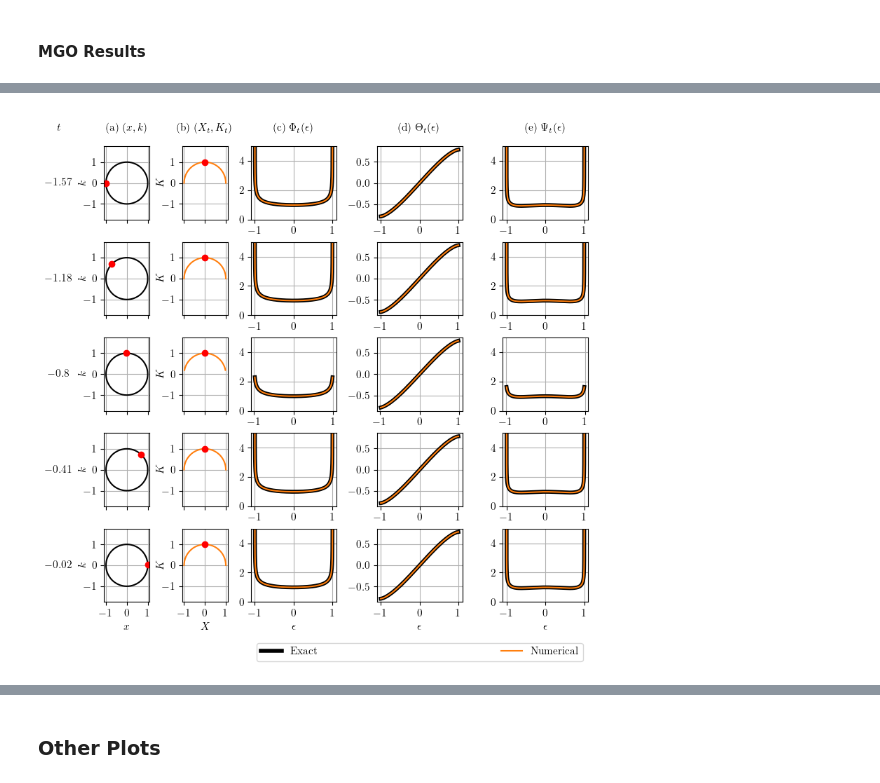
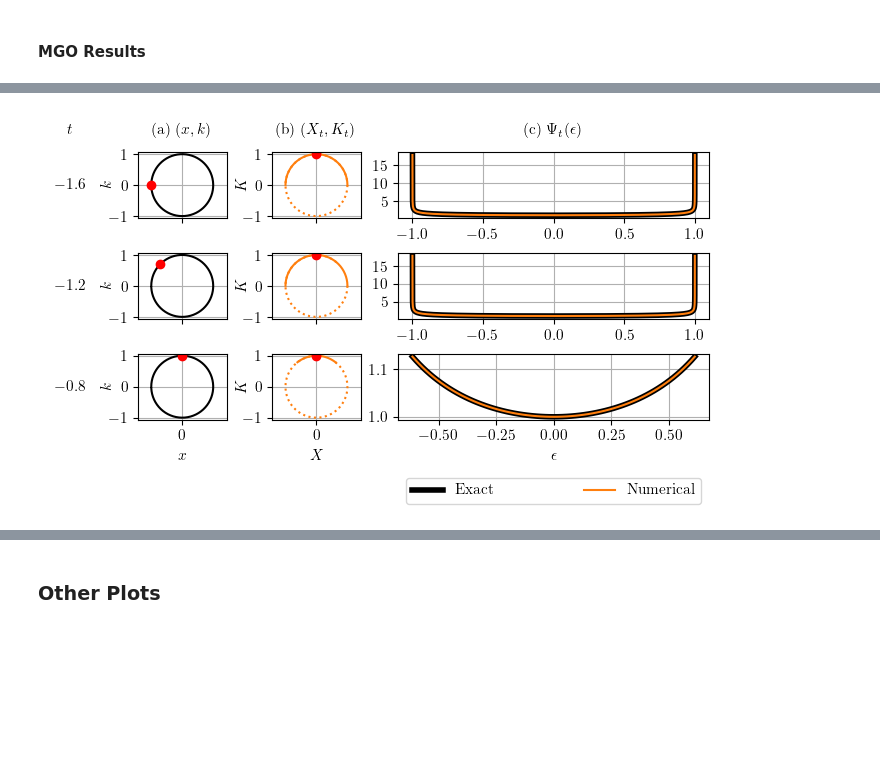
Before and after one commit to runehoejlund/plasma-ray-tracer, a Jupyter notebook: mgo_ex_weber.ipynb, the cells around one changed output, grey strips where cells are left out. Drawn from its saved outputs; the diff is of its cells as text; code cells hidden in the pictures; blank space fills up the shorter version.

```diff
--- a/mgo_ex_weber.ipynb
+++ b/mgo_ex_weber.ipynb
@@ -130,7 +130,9 @@ for i, nu in enumerate(nus[::-1]):
 
     analytic_cont={'phase': {'fit_func': aaa, 'kwargs': {'mmax': 20}},
                    'amplitude': {'fit_func': aaa, 'kwargs': {'mmax': 20}}}
-    branch_masks, ray_field, mgo_info, results, Nt, Upsilon = get_mgo_field(t, zs, analytic_cont, i_start, i_end, i_save=[])
+    i_save = np.arange(0, nt, int(nt/8))[np.array([0, 1, 2, 3, 4])]
+    branch_masks, ray_field, mgo_info, results, Nt, Upsilon = get_mgo_field(t, zs, analytic_cont, i_start, i_end, i_save=i_save, max_gauss_quad_order=5)
+    sorted_results=sorted(results, key=lambda d: d['t1'])
     field = mgo.superpose_ray_fields(phi0=phi1, x0=x1, xs=xs, branch_masks=branch_masks, ray_field=ray_field, i_start=i_start, i_end=i_end)
     fields_aaa[nu] = field
 # %% [output]
@@ -250,19 +316,3 @@ ddf_ex = lambda eps, t: -eps**3/(2*(R(nu)**2 - eps**2)**(3/2)) - 3*eps/(2*np.sqr
 
 f_approx = lambda eps, t: -np.tan(2*t)/2 * (eps**2) - (eps**3/(6*R(nu)))
 ddf_approx = lambda eps, t: -(np.tan(2*t) + eps/R(nu))
-# %%
-max_gauss_quad_order = 10
-nu = 0
-x0 = -R(nu)
-k0 = get_k0(x0, nu)
-phi0 = psi(x0, nu)
-
-x_tmp = np.linspace(-R(nu), R(nu), 10000)
-x1 = x_tmp[find_peaks(psi(x_tmp, nu))[0][0]]
-phi1 = psi(x1, nu)
-
-t, xs, ks, zs, nt, i_start, i_end, x0, k0 = get_dispersion_manifold(nu, x0, k0)
-
-i_save = np.arange(0, nt, int(nt/8))[np.array([0, 1, 2, 3, 4])]
-analytic_cont={'phase': {'fit_func': aaa, 'kwargs': {'mmax': 20}}, 'amplitude': {'fit_func': aaa, 'kwargs': {'mmax': 20}}}
-branch_masks, ray_field, mgo_info, results, Nt, Upsilon = get_mgo_field(t, zs, analytic_cont=analytic_cont, i_start=i_start, i_end=i_end, i_save=i_save, max_gauss_quad_order=max_gauss_quad_order)
@@ -302,87 +423,84 @@ cm = 1/2.54 # 1 cm = 1/2.54 inch
 # %%
-nrows = 2+len(sorted_results)*3
-n_cols = 14
-fig = plt.figure(constrained_layout=True, figsize=(19.9*cm, 20*cm))
+nu = 0
+ND = 1
+Nr = 3
+
+nrows = 2+Nr*3
+n_cols = 12
+fig = plt.figure(constrained_layout=True, figsize=(17*cm, 10*cm))
 gs = GridSpec(nrows, n_cols, figure=fig)
 
 def is_end(i):
-    return i == len(sorted_results) - 1
+    return i == Nr - 1
 
 def row_range(i):
         return slice(1+3*i,1+3*(i+1))
 
-col_ranges = [slice(0, 1), slice(1, 3), slice(3, 5), slice(5, 8), slice(8, 11), slice(11, 14)]
-col_titles = [r'$t$', r'(a) $(x, k)$', r'(b) $(X_t, K_t)$', r'(c) $\Phi_t(\epsilon)$', r'(d) $\Theta_t(\epsilon)$', r'(e) $\Psi_t(\epsilon)$']
+col_ranges = [slice(0, 1), slice(1, 3), slice(3, 5), slice(5, 12)]
+col_titles = [r'$t$', r'(a) $(x, k)$', r'(b) $(X_t, K_t)$', r'(c) $\Psi_t(\epsilon)$']
 
 for col_range, title in zip(col_ranges, col_titles):
     ax = fig.add_subplot(gs[0, col_range])
     ax.text(0.5, 0.5, title, va="center", ha="center")
     plt.axis('off')
 
-for i, result in enumerate(sorted_results):
-    t1, it_all, mask_t1, it1, eps_rho, Xs_t1, Ks_t1, Theta_t1, f_t1, f_fit, Phi_t1, g_fit, sigma_p, sigma_m, lamb, gauss_quad_order = (result[key] for key in ['t1', 'it_all', 'mask_t1', 'it1', 'eps_rho', 'Xs_t1', 'Ks_t1', 'Theta_t1', 'f_t1', 'f_fit', 'Phi_t1', 'g_fit', 'sigma_p', 'sigma_m', 'lamb', 'gauss_quad_order'])
+for i, result in enumerate(sorted_results[:Nr]):
+    t1, it_all, mask_t1, it1, eps_rho, S_t1, Xs_t1_all, Xs_t1, Ks_t1, Theta_t1, f_t1, f_fit, Phi_t1, g_fit, sigma_p, sigma_m, lamb, gauss_quad_order = (result[key] for key in ['t1', 'it_all', 'mask_t1', 'it1', 'eps_rho', 'S_t1', 'Xs_t1_all', 'Xs_t1', 'Ks_t1', 'Theta_t1', 'f_t1', 'f_fit', 'Phi_t1', 'g_fit', 'sigma_p', 'sigma_m', 'lamb', 'gauss_quad_order'])
+    Ks_t1_all = (S_t1[ND:, :] @ zs[:, :, np.newaxis])
     eps_rho = eps_rho.squeeze()
 
     ax = fig.add_subplot(gs[row_range(i), col_ranges[0]])
-    ax.text(0.5, 0.5, r'$' + str(round(t1, 2)) + '$', va="center", ha="center")
+    ax.text(0.5, 0.5, r'$' + str(round(t1, 1)) + '$', va="center", ha="center")
     plt.axis('off')
 
     ax = fig.add_subplot(gs[row_range(i), col_ranges[1]])
-    ax.axis('equal')
     ax.plot(xs[i_start:i_end], ks[i_start:i_end], 'k-')
+    # ax.plot(xs[:i_start], ks[:i_start], 'y:')
+    # ax.plot(xs[i_end:], ks[i_end:], 'b:')
     ax.plot(xs[it_all], ks[it_all], 'ro')
+    ax.plot(results[-1]['Xs_t1'].squeeze(), results[-1]['Ks_t1'].squeeze(), '-', alpha=0)
     ax.grid()
     ax.set_ylabel(r'$k$', labelpad=-4)
     if is_end(i):
-        ax.set_xticks([-1, 0, 1])
+        ax.set_xticks([-8, 0, 8])
         ax.set_xlabel(r'$x$')
     else:
-        ax.set_xticks([-1, 0, 1], labels=['', '', ''])
+        ax.set_xticks([-8, 0, 8], labels=[])
+    ax.set_xlim(-8, 8)
+    ax.axis('equal')
+
 
     ax = fig.add_subplot(gs[row_range(i), col_ranges[2]])
-    ax.axis('equal')
-    ax.plot(xs[i_start:i_end], ks[i_start:i_end], '-', alpha=0)
+    ax.plot(xs, ks, '-', alpha=0)
+    ax.plot(results[-1]['Xs_t1'].squeeze(), results[-1]['Ks_t1'].squeeze(), '-', alpha=0)
     ax.plot(Xs_t1.squeeze(), Ks_t1.squeeze(), '-', color='tab:orange')
+    ax.plot(Xs_t1_all[np.where(mask_t1)[0][-1]:].squeeze(), Ks_t1_all[np.where(mask_t1)[0][-1]:].squeeze(), ':', color='tab:orange')
     ax.plot(Xs_t1[it1], Ks_t1[it1], 'ro')
     ax.grid()
     ax.set_ylabel(r'$K$', labelpad=-4)
     if is_end(i):
-        ax.set_xticks([-1, 0, 1])
+        ax.set_xticks([-8, 0, 8])
         ax.set_xlabel(r'$X$')
     else:
-        ax.set_xticks([-1, 0, 1], labels=['', '', ''])
+        ax.set_xticks([-8, 0, 8], labels=[])
+    ax.set_xlim(-8, 8)
+    ax.axis('equal')
 
     ax = fig.add_subplot(gs[row_range(i), col_ranges[3]])
-    ax.plot(eps_rho, Phi_t1_ex(eps_rho), '-', linewidth=4, color='k')
-    ax.plot(eps_rho, Phi_t1, '-', color='tab:orange')
-    ax.set_ylim(0, 5)
+    ax.plot(eps_rho, np.real(Phi_t1_ex(eps_rho)), '-', linewidth=4, color='k')
+    ax.plot(eps_rho, np.real(Phi_t1), '-', color='tab:orange')
+    # ax.set_ylim(0, 5)
     ax.grid()
     if is_end(i):
         ax.set_xlabel(r'$\epsilon$')
 
-    ax = fig.add_subplot(gs[row_range(i), col_ranges[4]])
-    ax.plot(eps_rho, Theta_t1_ex(eps_rho), '-', linewidth=4, color='k')
-    ax.plot(eps_rho, Theta_t1, '-', color='tab:orange')
-    ax.grid()
-    if is_end(i):
-        ax.set_xlabel(r'$\epsilon$')
-
-    ax = fig.add_subplot(gs[row_range(i), col_ranges[5]])
-    ax.plot(eps_rho, np.real(Phi_t1_ex(eps_rho) * np.exp(1j*Theta_t1_ex(eps_rho))), '-', linewidth=4, color='k')
-    ax.plot(eps_rho, np.real(Phi_t1 * np.exp(1j*Theta_t1)), '-', color='tab:orange')
-    ax.set_ylim(0, 5)
-    ax.grid()
-    if is_end(i):
-        ax.set_xlabel(r'$\epsilon$')
-
-ax = fig.add_subplot(gs[-1:, slice(col_ranges[-3].start, col_ranges[-1].stop)])
+ax = fig.add_subplot(gs[-1:, slice(col_ranges[-1].start, col_ranges[-1].stop)])
 ax.plot(1, '-', color='k', linewidth=4, label='Exact')
 ax.plot(1, '-', color='tab:orange', label='Numerical')
 plt.axis('off')
 ax.legend(mode='expand', ncols=2)
 
 fig.savefig('./plots/weber_mgo_steps_1.pdf')
-fig.savefig('./plots/weber_mgo_steps_1.png', dpi=300)
 plt.show()
 # %% [output]
-[figure, old version]
+[figure, new version]
```
Also changed, not shown: parts of 16 cells of this notebook, 2 other files.
